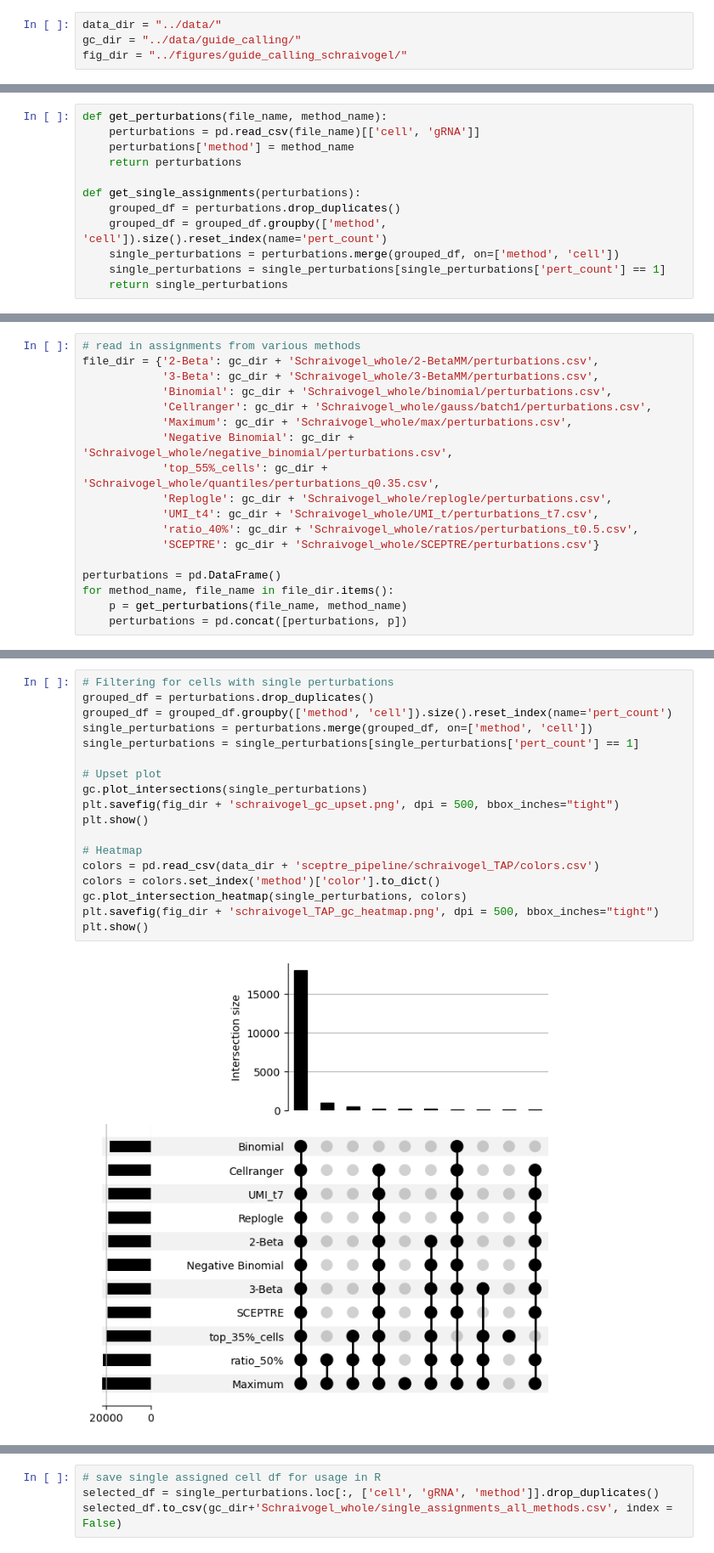
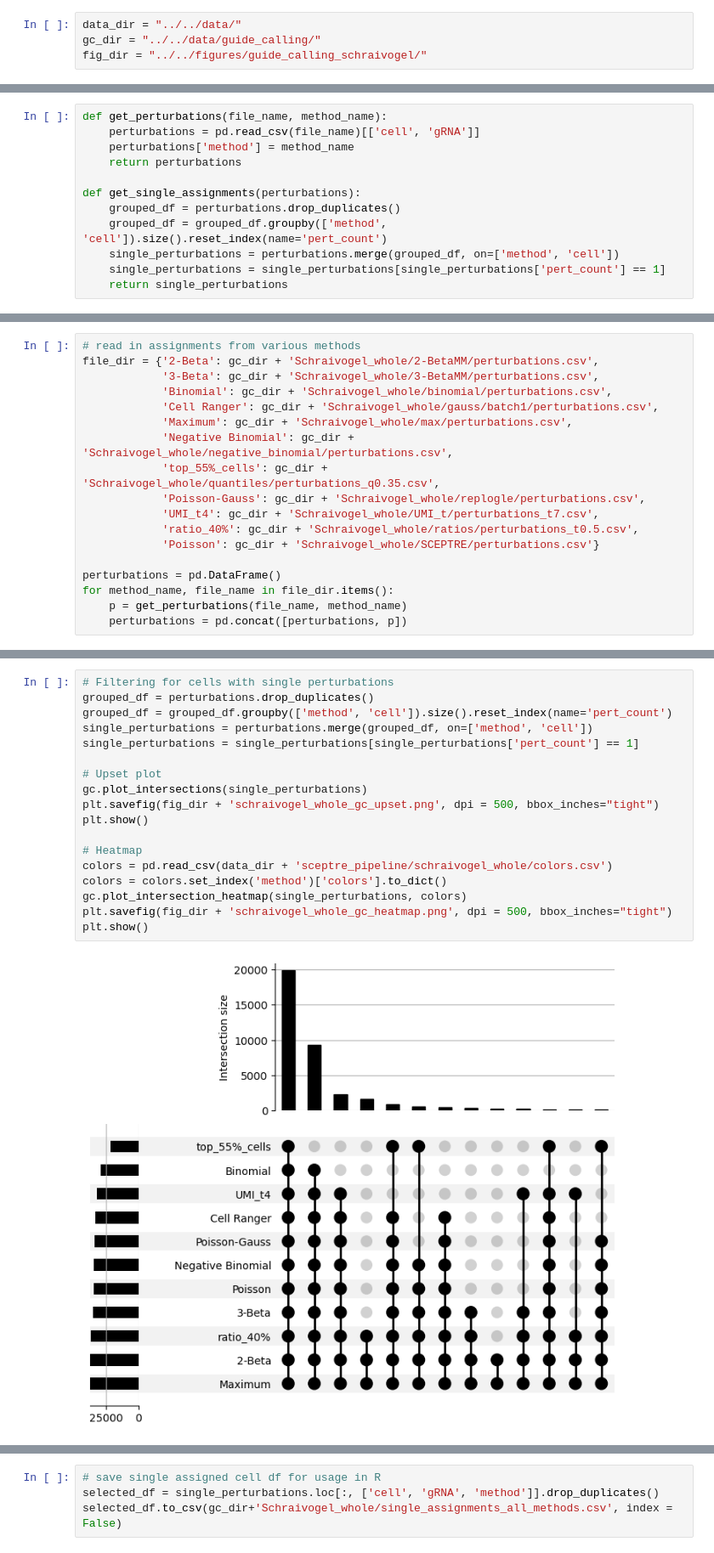
Before and after one commit to velten-group/crispat_analysis, a Jupyter notebook: python/ga_comparison_Schraivogel.ipynb, the cells around one changed output, grey strips where cells are left out. Shown at 85% size. Drawn from its saved outputs; the diff is of its cells as text.

```diff
--- a/python/ga_comparison_Schraivogel.ipynb
+++ b/python/ga_comparison_Schraivogel.ipynb
@@ -26,7 +17,7 @@ reload(gc)
 # %%
-data_dir = "../data/"
-gc_dir = "../data/guide_calling/"
-fig_dir = "../figures/guide_calling_schraivogel/"
+data_dir = "../../data/"
+gc_dir = "../../data/guide_calling/"
+fig_dir = "../../figures/guide_calling_schraivogel/"
 # %% [markdown]
 # gRNA distributions
 # %%
@@ -148,14 +105,14 @@ q_perturbations.to_csv(gc_dir + 'Schraivogel_TAP/quantiles/single_assignments.cs
 file_dir = {'2-Beta': gc_dir + 'Schraivogel_whole/2-BetaMM/perturbations.csv',
             '3-Beta': gc_dir + 'Schraivogel_whole/3-BetaMM/perturbations.csv',
             'Binomial': gc_dir + 'Schraivogel_whole/binomial/perturbations.csv',
-            'Cellranger': gc_dir + 'Schraivogel_whole/gauss/batch1/perturbations.csv',
+            'Cell Ranger': gc_dir + 'Schraivogel_whole/gauss/batch1/perturbations.csv',
             'Maximum': gc_dir + 'Schraivogel_whole/max/perturbations.csv',
             'Negative Binomial': gc_dir + 'Schraivogel_whole/negative_binomial/perturbations.csv',
             'top_55%_cells': gc_dir + 'Schraivogel_whole/quantiles/perturbations_q0.35.csv',
-            'Replogle': gc_dir + 'Schraivogel_whole/replogle/perturbations.csv',
+            'Poisson-Gauss': gc_dir + 'Schraivogel_whole/replogle/perturbations.csv',
             'UMI_t4': gc_dir + 'Schraivogel_whole/UMI_t/perturbations_t7.csv',
             'ratio_40%': gc_dir + 'Schraivogel_whole/ratios/perturbations_t0.5.csv',
-            'SCEPTRE': gc_dir + 'Schraivogel_whole/SCEPTRE/perturbations.csv'}
+            'Poisson': gc_dir + 'Schraivogel_whole/SCEPTRE/perturbations.csv'}
 
 perturbations = pd.DataFrame()
 for method_name, file_name in file_dir.items():
@@ -182,20 +121,20 @@ for method_name, file_name in file_dir.items():
 # %%
 # Filtering for cells with single perturbations
 grouped_df = perturbations.drop_duplicates()
 grouped_df = grouped_df.groupby(['method', 'cell']).size().reset_index(name='pert_count')
 single_perturbations = perturbations.merge(grouped_df, on=['method', 'cell'])
 single_perturbations = single_perturbations[single_perturbations['pert_count'] == 1]
 
 # Upset plot
 gc.plot_intersections(single_perturbations)
-plt.savefig(fig_dir + 'schraivogel_gc_upset.png', dpi = 500, bbox_inches="tight")
+plt.savefig(fig_dir + 'schraivogel_whole_gc_upset.png', dpi = 500, bbox_inches="tight")
 plt.show()
 
 # Heatmap
-colors = pd.read_csv(data_dir + 'sceptre_pipeline/schraivogel_TAP/colors.csv')
-colors = colors.set_index('method')['color'].to_dict()
+colors = pd.read_csv(data_dir + 'sceptre_pipeline/schraivogel_whole/colors.csv')
+colors = colors.set_index('method')['colors'].to_dict()
 gc.plot_intersection_heatmap(single_perturbations, colors)
-plt.savefig(fig_dir + 'schraivogel_TAP_gc_heatmap.png', dpi = 500, bbox_inches="tight")
+plt.savefig(fig_dir + 'schraivogel_whole_gc_heatmap.png', dpi = 500, bbox_inches="tight")
 plt.show()
 # %% [output]
-[figure, old version]
+[figure, new version]
```
Also changed, not shown: parts of 13 cells of this notebook, 3 other files.
